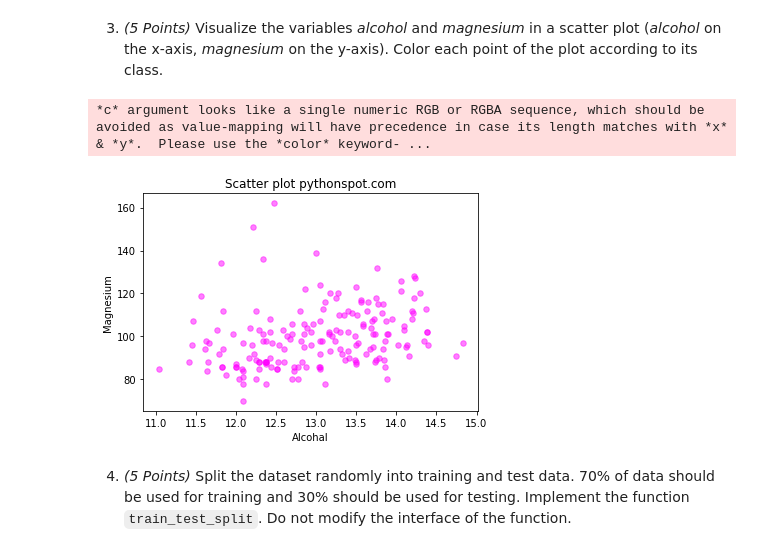
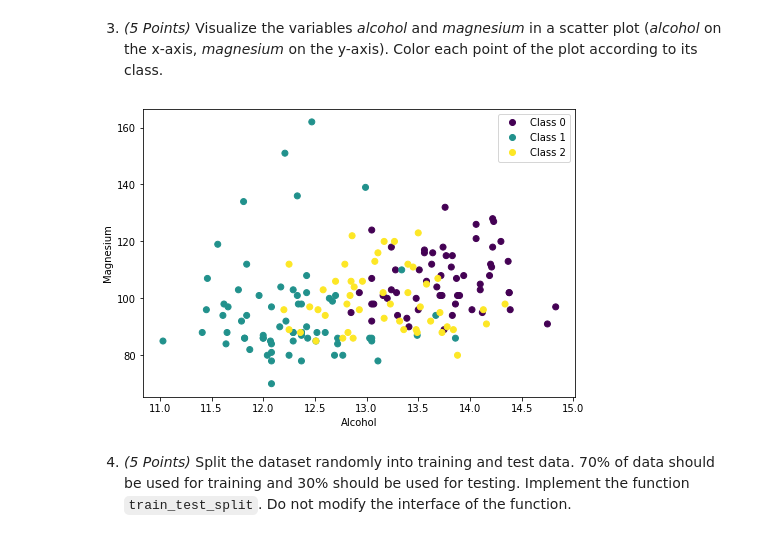
Before and after one commit to Abdul6498/Machine_Learning-master, a Jupyter notebook: Assignment_1/assignment1.ipynb, the cells around one changed output. Cells and saved outputs as stored; diff of their text form; code cells hidden in the pictures.

```diff
--- a/Assignment_1/assignment1.ipynb
+++ b/Assignment_1/assignment1.ipynb
@@ -97,23 +97,19 @@ Feature Name: OD280/OD315 of diluted wines; Mean: 2.612 and standard deviation:
 Feature Name: proline; Mean: 746.893 and standard deviation: 314.022
 # %% [markdown]
 3) *(5 Points)* Visualize the variables *alcohol* and *magnesium* in a scatter plot (*alcohol* on the x-axis, *magnesium* on the y-axis). Color each point of the plot according to its class.
-# %%
-# Implement your solution here.
-alcohal = X[:,0]
-magnesium = X[:,4]
-colors = (1,0,1)
-groups = (0, 1, 2)
-area = 30
-
-# Plot
-plt.scatter(alcohal, magnesium, s=area, c=colors, alpha=0.5, label=groups)
-plt.title('Scatter plot pythonspot.com')
-plt.xlabel('Alcohal')
-plt.ylabel('Magnesium')
-plt.show()
-# %% [output]
-*c* argument looks like a single numeric RGB or RGBA sequence, which should be avoided as value-mapping will have precedence in case its length matches with *x* & *y*.  Please use the *color* keyword- ...
-[figure, removed]
+# %%
+# Implement your solution here.
+fig = plt.figure()
+ax=fig.add_axes([0,0,1,1])
+scatter = ax.scatter(X[:, 0], X[:, 4], c=y, cmap='viridis')
+ax.set_xlabel('Alcohol')
+ax.set_ylabel('Magnesium')
+handles, labels = scatter.legend_elements()
+labels = ['Class 0', 'Class 1', 'Class 2']
+ax.legend(handles, labels)
+plt.show()
+# %% [output]
+[figure, added]
 # %% [markdown]
 4) *(5 Points)* Split the dataset randomly into training and test data. 70% of data should be used for training and 30% should be used for testing. Implement the function `train_test_split`. Do not modify the interface of the function.
 # %%
```
Also changed, not shown: parts of 4 cells of this notebook.
